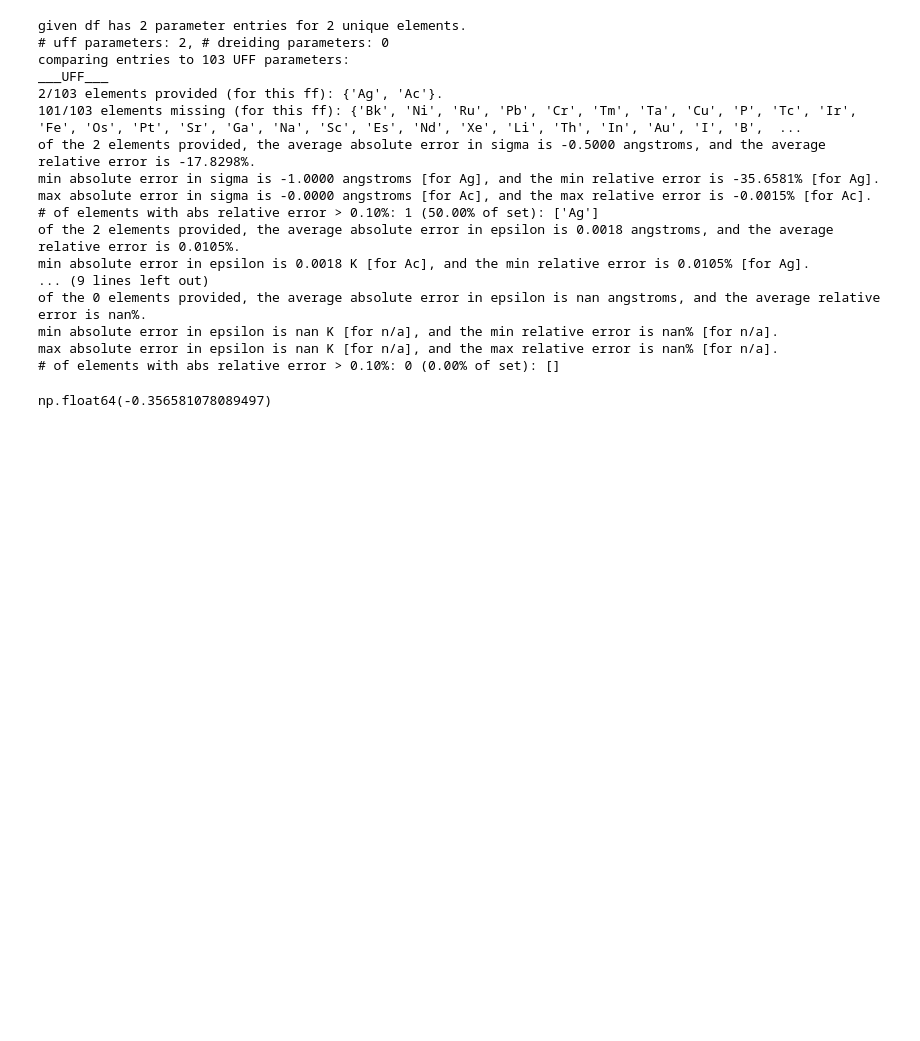
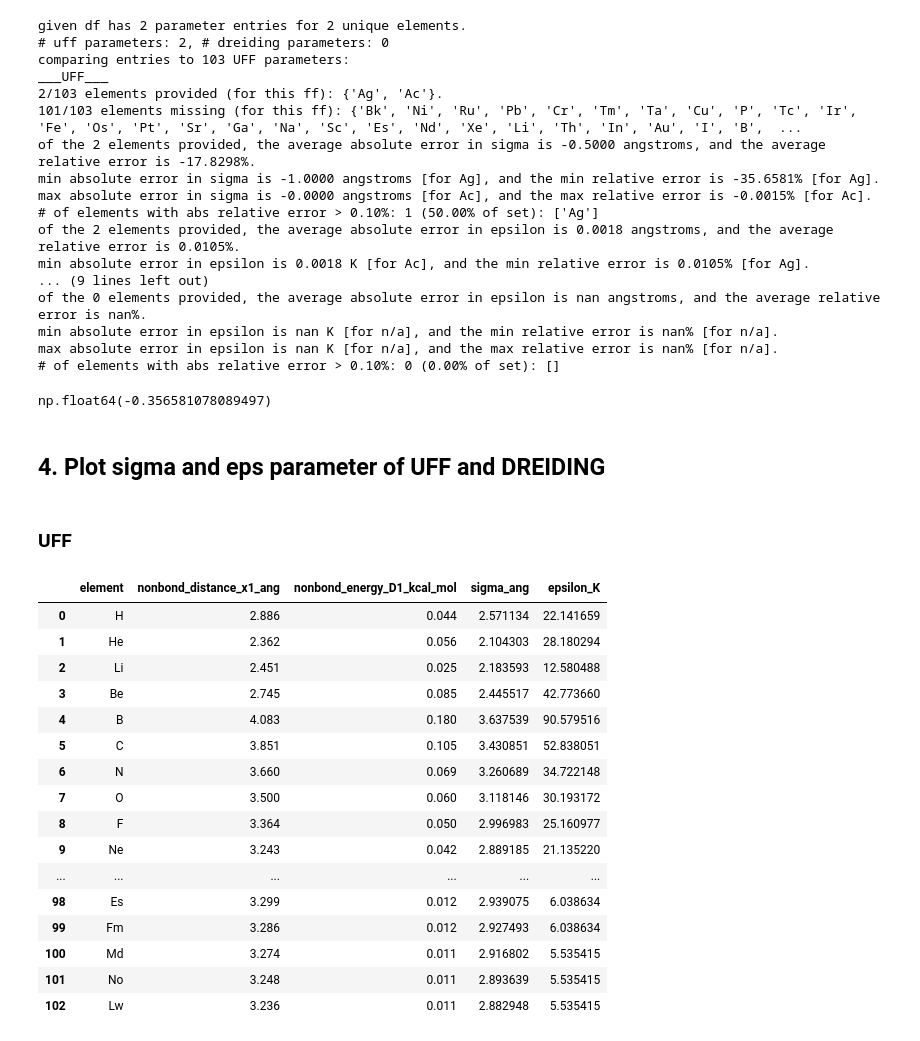
Before and after one commit to bebuhk/force_field_parameters, a Jupyter notebook: check_ff_parameter.ipynb, the cells around one changed output. Drawn from its saved outputs; the diff is of its cells as text; code cells hidden in the pictures; blank space fills up the shorter version.

```diff
--- a/check_ff_parameter.ipynb
+++ b/check_ff_parameter.ipynb
@@ -1196,3 +1203,29 @@ max absolute error in epsilon is nan K [for n/a], and the max relative error is
 df_compare_both["sigma_ang_rel_error"].min()
 # %% [output]
 np.float64(-0.356581078089497)
+# %% [markdown]
+## 4. Plot sigma and eps parameter of UFF and DREIDING
+# %% [markdown]
+### UFF
+# %%
+pd.set_option("display.max_rows", None)
+display(UFF)
+pd.reset_option("display.max_rows")
+# %% [output]
+|  | element | nonbond_distance_x1_ang | nonbond_energy_D1_kcal_mol | sigma_ang | epsilon_K |
+| 0 | H | 2.886 | 0.044 | 2.571134 | 22.141659 |
+| 1 | He | 2.362 | 0.056 | 2.104303 | 28.180294 |
+| 2 | Li | 2.451 | 0.025 | 2.183593 | 12.580488 |
+| 3 | Be | 2.745 | 0.085 | 2.445517 | 42.773660 |
+| 4 | B | 4.083 | 0.180 | 3.637539 | 90.579516 |
+| 5 | C | 3.851 | 0.105 | 3.430851 | 52.838051 |
+| 6 | N | 3.660 | 0.069 | 3.260689 | 34.722148 |
+| 7 | O | 3.500 | 0.060 | 3.118146 | 30.193172 |
+| 8 | F | 3.364 | 0.050 | 2.996983 | 25.160977 |
+| 9 | Ne | 3.243 | 0.042 | 2.889185 | 21.135220 |
+| ... | ... | ... | ... | ... | ... |
+| 98 | Es | 3.299 | 0.012 | 2.939075 | 6.038634 |
+| 99 | Fm | 3.286 | 0.012 | 2.927493 | 6.038634 |
+| 100 | Md | 3.274 | 0.011 | 2.916802 | 5.535415 |
+| 101 | No | 3.248 | 0.011 | 2.893639 | 5.535415 |
+| 102 | Lw | 3.236 | 0.011 | 2.882948 | 5.535415 |
```
Also changed, not shown: parts of 15 cells of this notebook, 1 other file.
